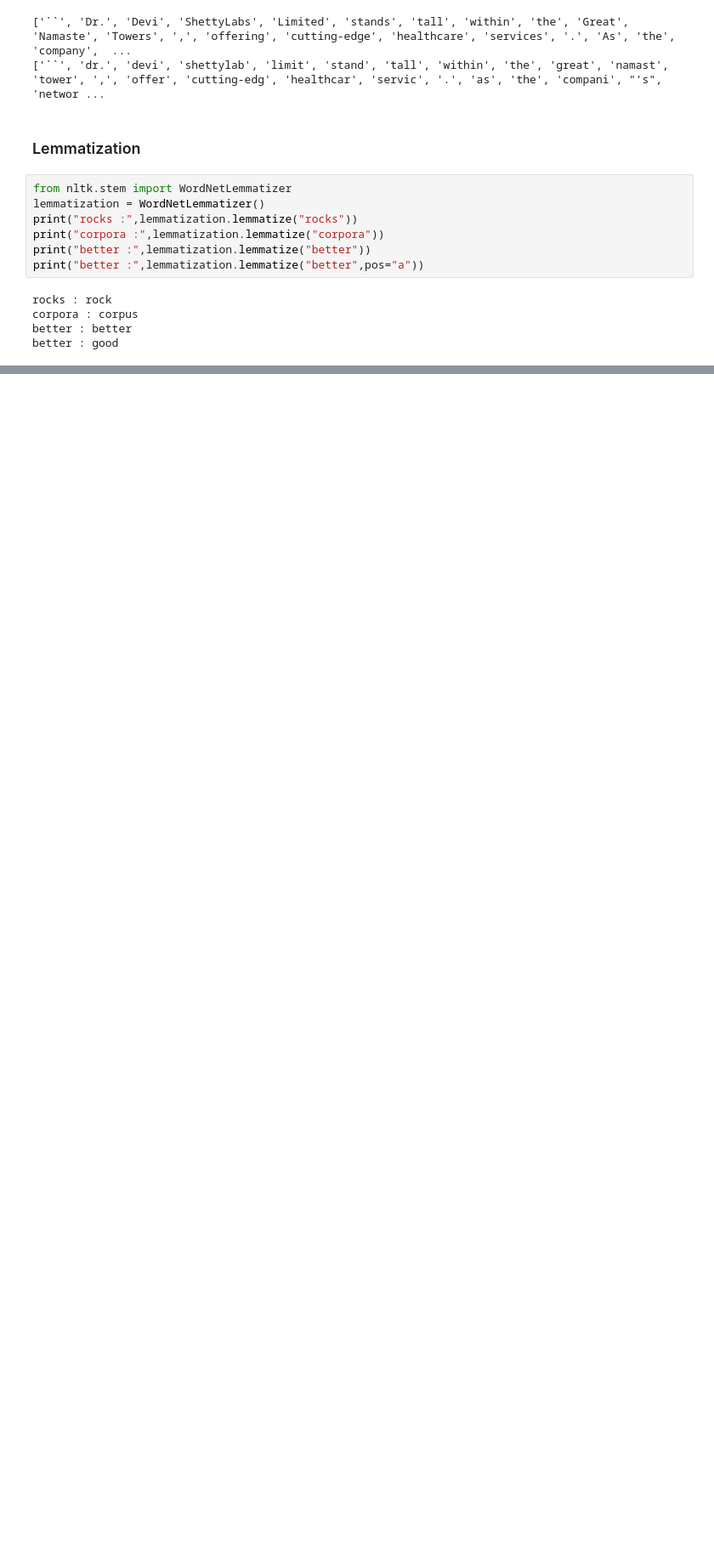
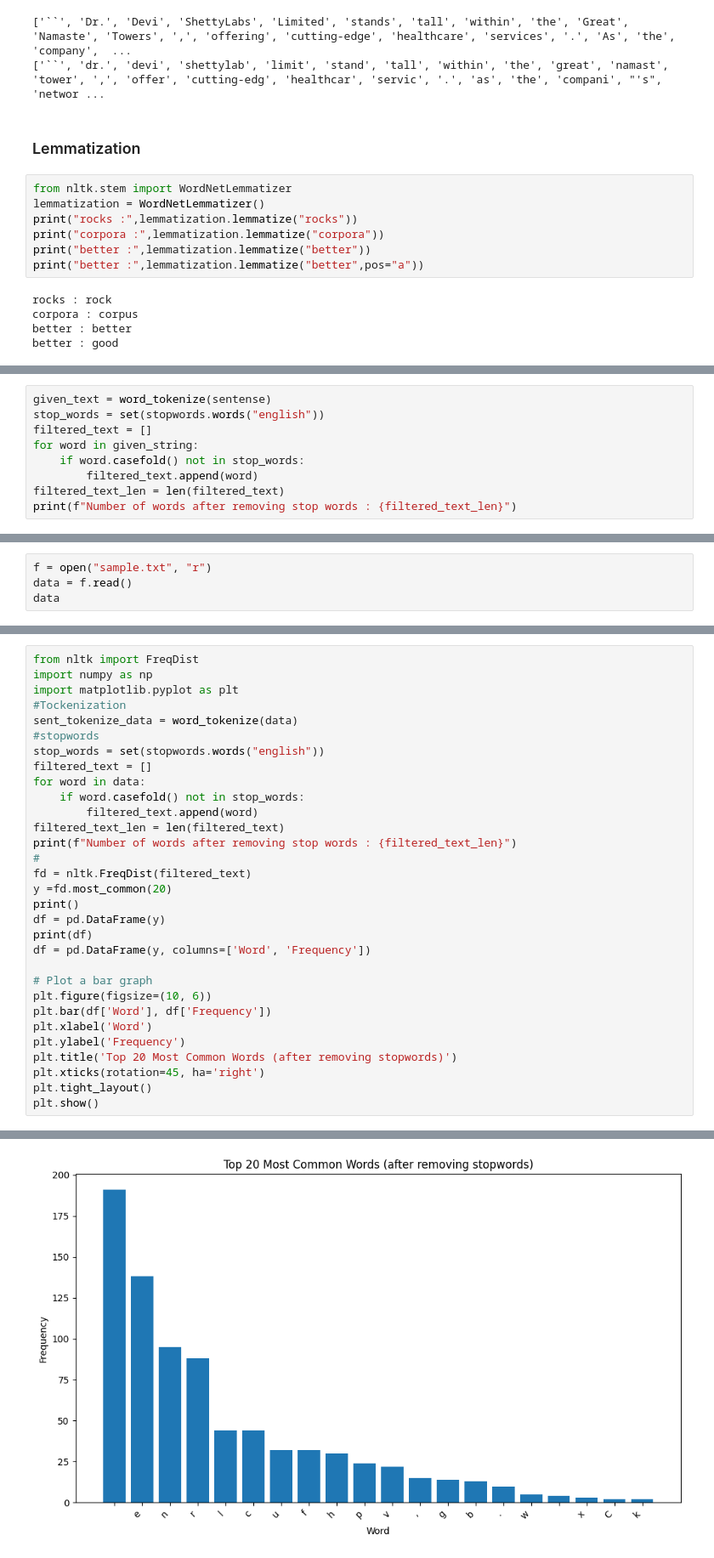
Before and after one commit to aaronjoju07/Advance_Python, a Jupyter notebook: Text-Processing/nltp.ipynb, the cells around one changed output, grey strips where cells are left out. Shown at 85% size. Drawn from its saved outputs; the diff is of its cells as text; blank space fills up the shorter version.

```diff
--- a/Text-Processing/nltp.ipynb
+++ b/Text-Processing/nltp.ipynb
@@ -86,0 +143,9 @@ better : good
+# %%
+given_text = word_tokenize(sentense)
+stop_words = set(stopwords.words("english"))
+filtered_text = []
+for word in given_string:
+    if word.casefold() not in stop_words:
+        filtered_text.append(word)
+filtered_text_len = len(filtered_text)
+print(f"Number of words after removing stop words : {filtered_text_len}")
@@ -86,0 +168,4 @@ better : good
+# %%
+f = open("sample.txt", "r")
+data = f.read()
+data
@@ -86,0 +174,32 @@ better : good
+# %%
+from nltk import FreqDist
+import numpy as np
+import matplotlib.pyplot as plt
+#Tockenization
+sent_tokenize_data = word_tokenize(data)
+#stopwords
+stop_words = set(stopwords.words("english"))
+filtered_text = []
+for word in data:
+    if word.casefold() not in stop_words:
+        filtered_text.append(word)
+filtered_text_len = len(filtered_text)
+print(f"Number of words after removing stop words : {filtered_text_len}")
+#
+fd = nltk.FreqDist(filtered_text)
+y =fd.most_common(20)
+print()
+df = pd.DataFrame(y)
+print(df)
+df = pd.DataFrame(y, columns=['Word', 'Frequency'])
+
+# Plot a bar graph
+plt.figure(figsize=(10, 6))
+plt.bar(df['Word'], df['Frequency'])
+plt.xlabel('Word')
+plt.ylabel('Frequency')
+plt.title('Top 20 Most Common Words (after removing stopwords)')
+plt.xticks(rotation=45, ha='right')
+plt.tight_layout()
+plt.show()
+# %% [output]
@@ -86,0 +223 @@ better : good
+[figure, added]
```
Also changed, not shown: parts of 13 cells of this notebook, 2 other files.
